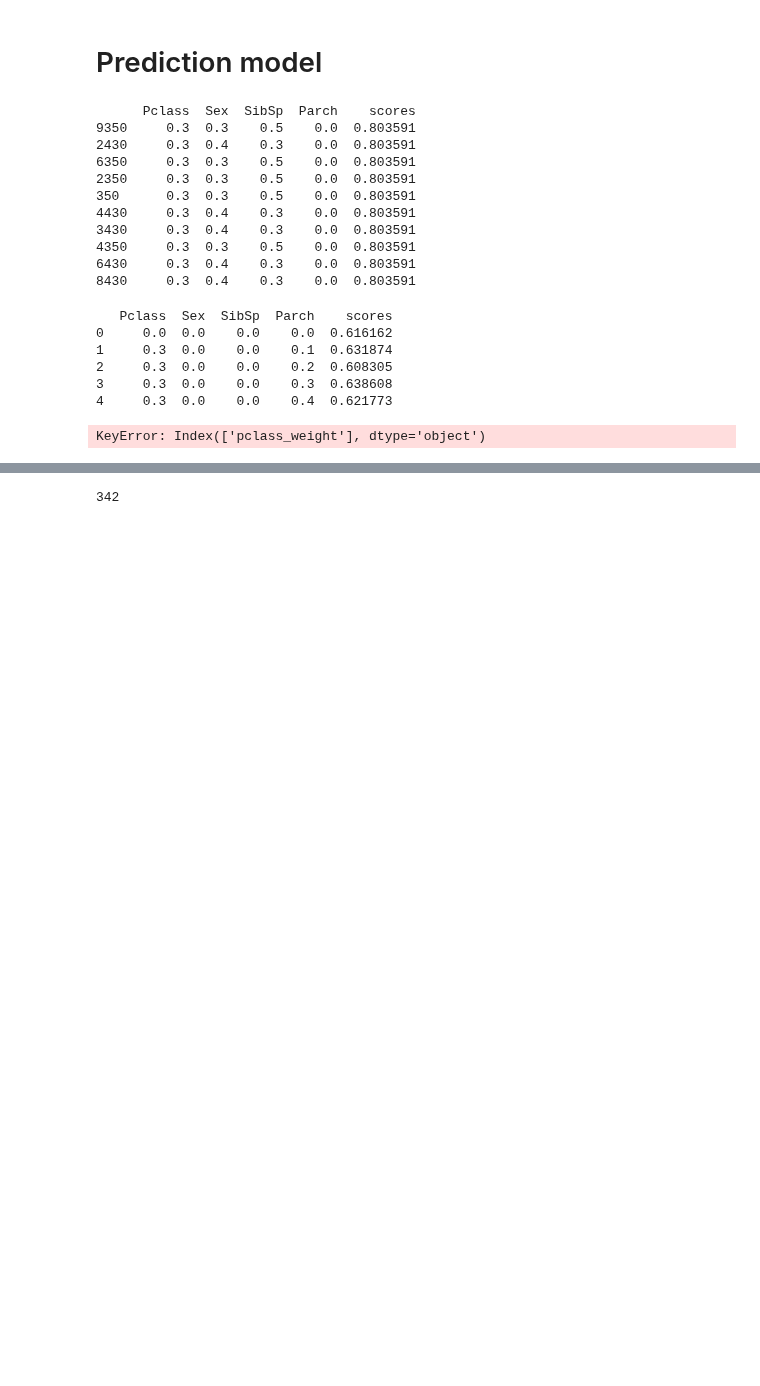
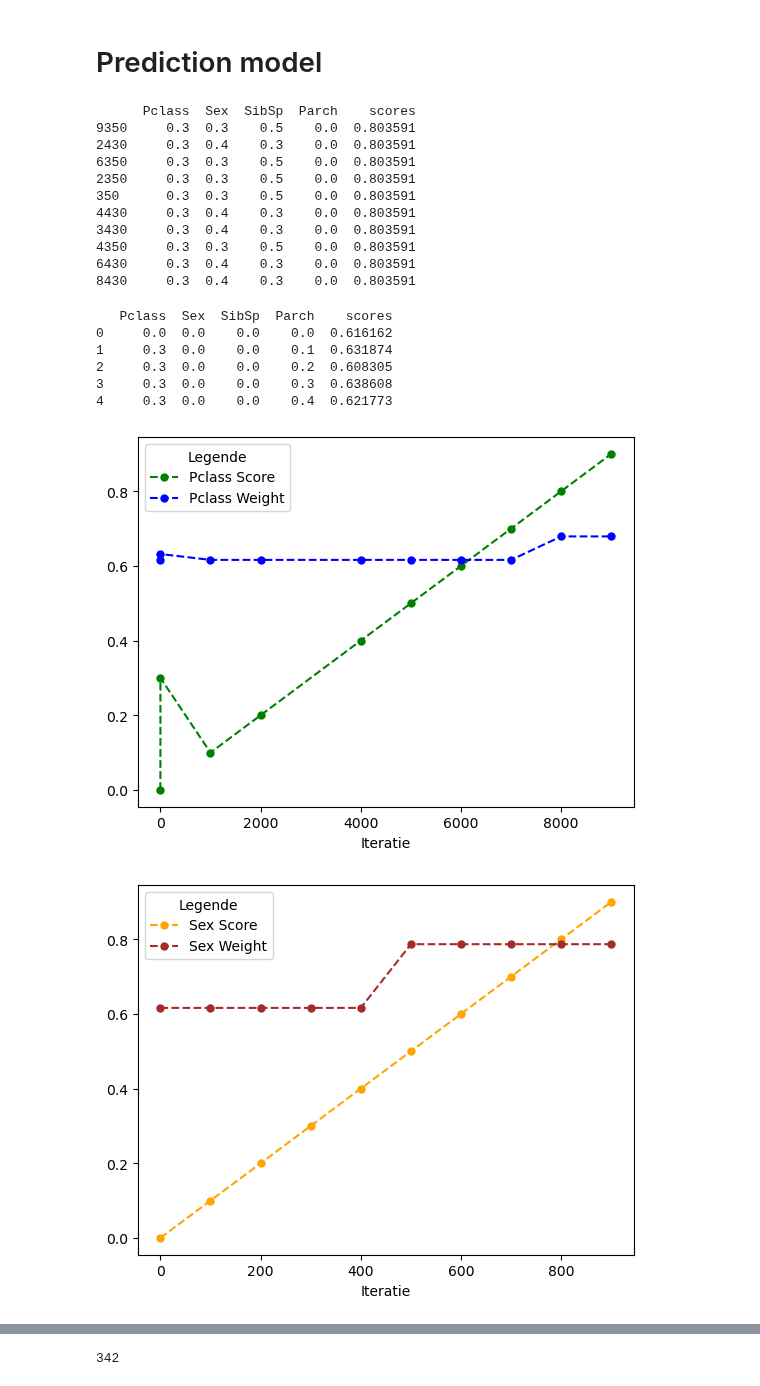
Before and after one commit to Stemt/DS-groep-6, a Jupyter notebook: case_1.ipynb, the cells around one changed output, grey strips where cells are left out. Drawn from its saved outputs; the diff is of its cells as text; code cells hidden in the pictures; blank space fills up the shorter version.

Commit message:
weights grafieken toegevoegd

```diff
--- a/case_1.ipynb
+++ b/case_1.ipynb
@@ -384,55 +384,56 @@ print(param_scores.head())
 
 #pclass_weight visualization
 pclass_data = param_scores.copy()
-pclass_data = pclass_data.drop_duplicates('pclass_weight')
+pclass_data = pclass_data.drop_duplicates('Pclass')
 fig,ax = plt.subplots()
-ax.plot(pclass_data['pclass_weight'], color='green', linestyle='dashed', marker='o',
+ax.plot(pclass_data['Pclass'], color='green', linestyle='dashed', marker='o',
      markerfacecolor='green', markersize=5)
-ax.plot(pclass_data['score'], color='blue', linestyle='dashed', marker='o',
+ax.plot(pclass_data['scores'], color='blue', linestyle='dashed', marker='o',
      markerfacecolor='blue', markersize=5)
 ax.set_xlabel("Iteratie")
-plt.legend(["Pclass Score", "Pclass Weight"], loc='best', title='Legend')
+plt.legend(["Pclass Score", "Pclass Weight"], loc='best', title='Legende')
 plt.show()
 
 #sex_weight visualization
 sex_data = param_scores.copy()
-sex_data = sex_data.drop_duplicates('sex_weight')
+sex_data = sex_data.drop_duplicates('Sex')
 fig,ax = plt.subplots()
-ax.plot(sex_data['sex_weight'], color='orange', linestyle='dashed', marker='o',
+ax.plot(sex_data['Sex'], color='orange', linestyle='dashed', marker='o',
      markerfacecolor='orange', markersize=5)
-ax.plot(sex_data['score'], color='brown', linestyle='dashed', marker='o',
+ax.plot(sex_data['scores'], color='brown', linestyle='dashed', marker='o',
      markerfacecolor='brown', markersize=5)
 ax.set_xlabel("Iteratie")
-plt.legend(["Sex Score", "Sex Weight"], loc='best', title='Legend')
+plt.legend(["Sex Score", "Sex Weight"], loc='best', title='Legende')
 plt.show()
 
 #sibling_weight visualization
 sibling_data = param_scores.copy()
-sibling_data = sibling_data.drop_duplicates('sibling_weight')
+sibling_data = sibling_data.drop_duplicates('SibSp')
 fig,ax = plt.subplots()
-ax.plot(sibling_data['sibling_weight'], color='grey', linestyle='dashed', marker='o',
+ax.plot(sibling_data['SibSp'], color='grey', linestyle='dashed', marker='o',
      markerfacecolor='grey', markersize=5)
-ax.plot(sibling_data['score'],  color='red', linestyle='dashed', marker='o',
+ax.plot(sibling_data['scores'],  color='red', linestyle='dashed', marker='o',
      markerfacecolor='red', markersize=5)
 ax.set_xlabel("Iteratie")
-plt.legend(["Sibling Score", "Sibling Weight"], loc='best', title='Legend')
+plt.legend(["SibSp Score", "SibSp Weight"], loc='best', title='Legende')
 plt.show()
 #parch_weight visualization EDIT
 sibling_data = param_scores.copy()
-sibling_data = sibling_data.drop_duplicates('sibling_weight')
+sibling_data = sibling_data.drop_duplicates('SibSp')
 fig,ax = plt.subplots()
-ax.plot(sibling_data['sibling_weight'], color='grey', linestyle='dashed', marker='o',
+ax.plot(sibling_data['Parch'], color='grey', linestyle='dashed', marker='o',
      markerfacecolor='grey', markersize=5)
-ax.plot(sibling_data['score'],  color='red', linestyle='dashed', marker='o',
+ax.plot(sibling_data['scores'],  color='red', linestyle='dashed', marker='o',
      markerfacecolor='red', markersize=5)
 ax.set_xlabel("Iteratie")
-plt.legend(["Sibling Score", "Sibling Weight"], loc='best', title='Legend')
+plt.legend(["Parch Score", "Parch Weight"], loc='best', title='Legende')
 plt.show()
 # %% [output]
    Pclass  Sex  SibSp  Parch    scores
 0     0.0  0.0    0.0    0.0  0.616162
 1     0.3  0.0    0.0    0.1  0.631874
 2     0.3  0.0    0.0    0.2  0.608305
 3     0.3  0.0    0.0    0.3  0.638608
 4     0.3  0.0    0.0    0.4  0.621773
-KeyError: Index(['pclass_weight'], dtype='object')
+[figure, added]
+[figure, added]
```
Also changed, not shown: parts of 1 cell of this notebook, 1 other file.
